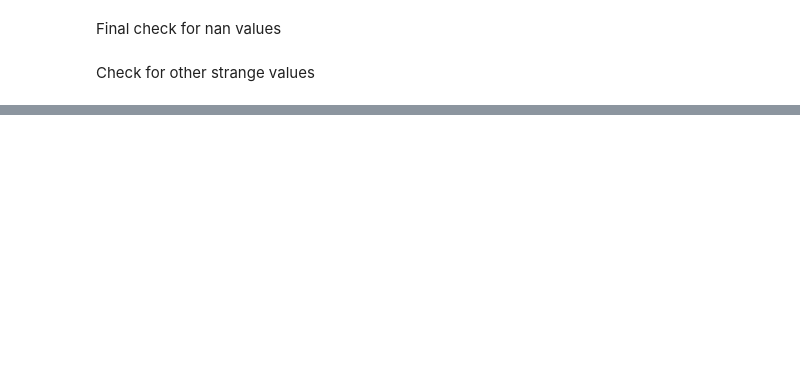
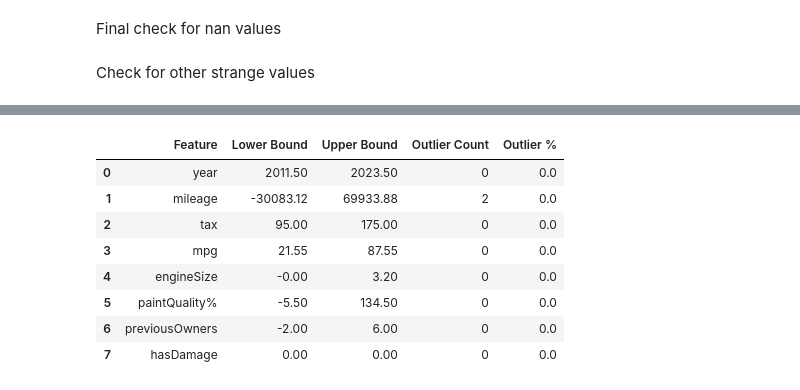
Before and after one commit to lucasdmcax/machine_learning, a Jupyter notebook: Homework_Group20.ipynb, the cells around one changed output, grey strips where cells are left out. Drawn from its saved outputs; the diff is of its cells as text; code cells hidden in the pictures; blank space fills up the shorter version.

```diff
--- a/Homework_Group20.ipynb
+++ b/Homework_Group20.ipynb
@@ -343,24 +466,24 @@ for feature in cols_to_fix:
 # %%
-for col in X_train_clean.select_dtypes(include=['int64', 'float64']).columns:
-    q1 = X_train_clean[col].quantile(0.25)
-    q3 = X_train_clean[col].quantile(0.75)
+for col in X_train.select_dtypes(include=['int64', 'float64']).columns:
+    q1 = X_train[col].quantile(0.25)
+    q3 = X_train[col].quantile(0.75)
     iqr = q3 - q1
     lower_lim = q1 - (1.5 * iqr)
     upper_lim = q3 + (1.5 * iqr)
-    X_train_clean[col] = X_train_clean[col].mask((X_train_clean[col] < lower_lim) | (X_train_clean[col] > upper_lim), np.nan)
-    X_val_clean[col] = X_val_clean[col].mask((X_val_clean[col] < lower_lim) | (X_val_clean[col] > upper_lim), np.nan)
+    X_train[col] = X_train[col].mask((X_train[col] < lower_lim) | (X_train[col] > upper_lim), np.nan)
+    X_val[col] = X_val[col].mask((X_val[col] < lower_lim) | (X_val[col] > upper_lim), np.nan)
 # %%
 for feature in cols_to_fix:
-    median_value = X_train_clean[feature].median()
-    X_train_clean[feature].fillna(median_value, inplace=True)
-    X_val_clean[feature].fillna(median_value, inplace=True)
+    median_value = X_train[feature].median()
+    X_train[feature].fillna(median_value, inplace=True)
+    X_val[feature].fillna(median_value, inplace=True)
 # %%
 int_cols = ['year', 'previousOwners']
 
-median_year = X_train_clean['year'].median()
-X_train_clean['year'].fillna(median_year, inplace=True)
-X_val_clean['year'].fillna(median_year, inplace=True)
+median_year = X_train['year'].median()
+X_train['year'].fillna(median_year, inplace=True)
+X_val['year'].fillna(median_year, inplace=True)
 
 for feature in int_cols:
-    X_train_clean[feature] = X_train_clean[feature].astype(int)
-    X_val_clean[feature] = X_val_clean[feature].astype(int)
+    X_train[feature] = X_train[feature].astype(int)
+    X_val[feature] = X_val[feature].astype(int)
@@ -371,9 +505,7 @@ Final check for nan values
 # %% [markdown]
 Check for other strange values
 # %%
-X_train_clean.loc[(X_train_clean['paintQuality%'] > 100), 'paintQuality%'] = np.nan
-X_val_clean.loc[(X_val_clean['paintQuality%'] > 100), 'paintQuality%'] = np.nan
 
-median_paint = X_train_clean['paintQuality%'].median()
-X_train_clean['paintQuality%'].fillna(median_paint, inplace=True)
-X_val_clean['paintQuality%'].fillna(median_paint, inplace=True)
+median_paint = X_train['paintQuality%'].median()
+X_train['paintQuality%'].fillna(median_paint, inplace=True)
+X_val['paintQuality%'].fillna(median_paint, inplace=True)
@@ -390,23 +546,33 @@ missing_summary[missing_summary["Missing Count"] > 0]
 # %%
-num_cols = X_train_clean.select_dtypes(include=["int64", "float64"]).columns
+num_cols = X_train.select_dtypes(include=["int64", "float64"]).columns
 
 outlier_summary = []
 
 for col in num_cols:
     Q1 = df[col].quantile(0.25)
     Q3 = df[col].quantile(0.75)
     IQR = Q3 - Q1
     lower_bound = Q1 - 1.5 * IQR
     upper_bound = Q3 + 1.5 * IQR
-    outliers = X_train_clean[(X_train_clean[col] < lower_bound) | (X_train_clean[col] > upper_bound)]
+    outliers = X_train[(X_train[col] < lower_bound) | (X_train[col] > upper_bound)]
 
     outlier_summary.append({
         "Feature": col,
         "Lower Bound": round(lower_bound, 2),
         "Upper Bound": round(upper_bound, 2),
         "Outlier Count": len(outliers),
         "Outlier %": round(len(outliers) / len(df) * 100, 2)
     })
 
 outlier_df = pd.DataFrame(outlier_summary).sort_values(by="Outlier %", ascending=False)
 outlier_df
+# %% [output]
+|  | Feature | Lower Bound | Upper Bound | Outlier Count | Outlier % |
+| 0 | year | 2011.50 | 2023.50 | 0 | 0.0 |
+| 1 | mileage | -30083.12 | 69933.88 | 2 | 0.0 |
+| 2 | tax | 95.00 | 175.00 | 0 | 0.0 |
+| 3 | mpg | 21.55 | 87.55 | 0 | 0.0 |
+| 4 | engineSize | -0.00 | 3.20 | 0 | 0.0 |
+| 5 | paintQuality% | -5.50 | 134.50 | 0 | 0.0 |
+| 6 | previousOwners | -2.00 | 6.00 | 0 | 0.0 |
+| 7 | hasDamage | 0.00 | 0.00 | 0 | 0.0 |
```
Also changed, not shown: parts of 29 cells of this notebook.
